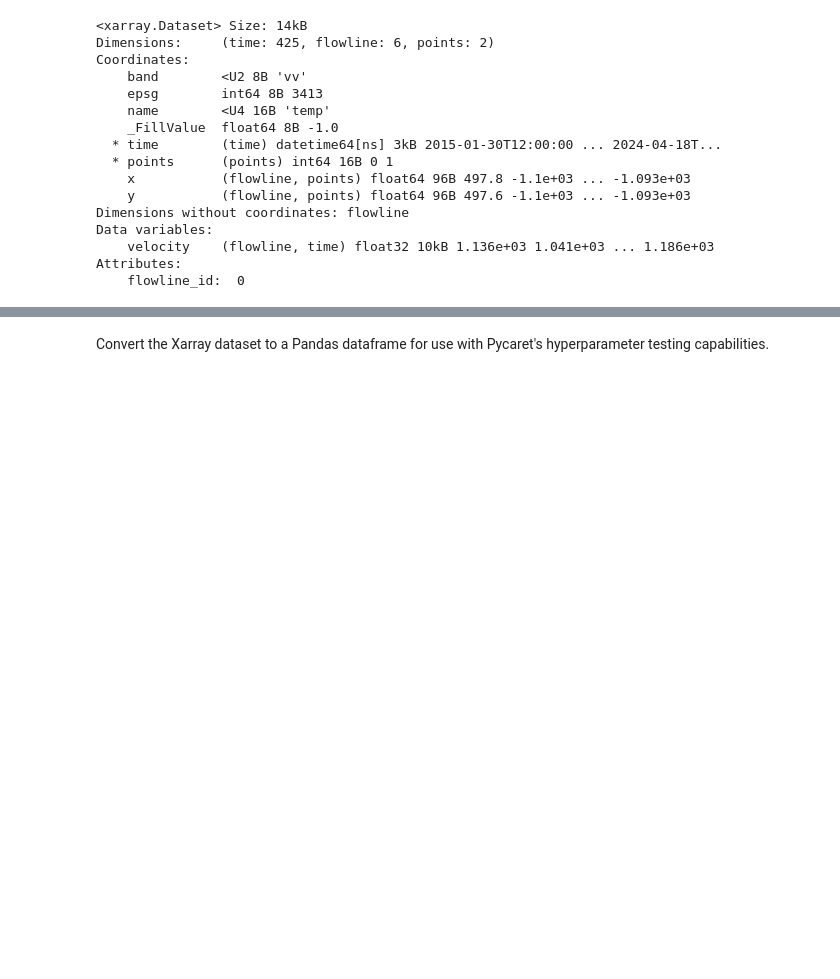
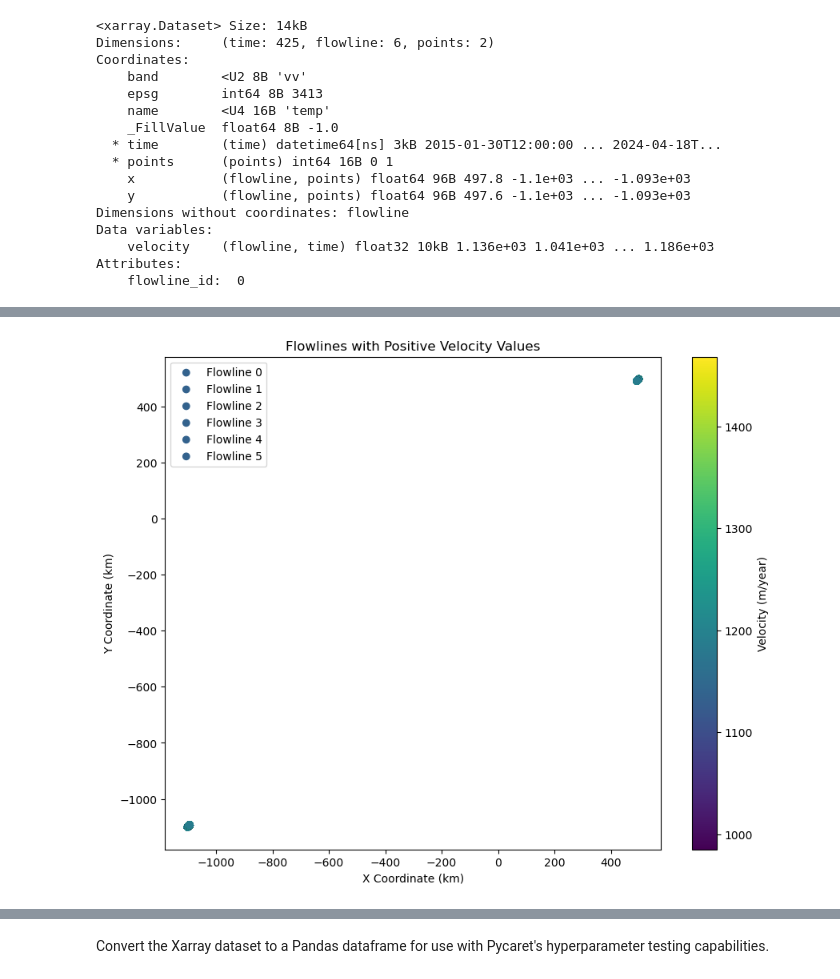
Before and after one commit to cjense/seasonal-icevelocity-prediction, a Jupyter notebook: notebooks/extract_flowlinedata.ipynb, the cells around one changed output, grey strips where cells are left out. Saved outputs shown, nothing was run; the diff lists cells and outputs as text; code cells hidden in the pictures; blank space fills up the shorter version.

```diff
--- a/notebooks/extract_flowlinedata.ipynb
+++ b/notebooks/extract_flowlinedata.ipynb
@@ -126,0 +255,9 @@ Attributes:
+# %%
+# Ensure the velocity column contains scalar values
+velocity_df['velocity'] = velocity_df['velocity'].apply(lambda x: x.item() if isinstance(x, np.ndarray) else x)
+
+# Check if any of the flowlines have matching values for all velocity values
+flowlines_with_same_values = velocity_df.groupby('flowline_id')['velocity'].apply(lambda x: x.nunique() == 1)
+
+# Print the result
+print(flowlines_with_same_values)
@@ -126,0 +273,29 @@ Attributes:
+# %%
+# Filter the dataframe to include only positive velocity values
+positive_velocity_df = velocity_df[velocity_df['velocity'] > 0]
+
+# Plot the flowlines with their associated positive velocity values in color
+plt.figure(figsize=(10, 8))
+
+# Loop over each flowline and plot the points with positive velocity values as color
+for flowline_id in positive_velocity_df['flowline_id'].unique():
+    flowline_data = positive_velocity_df[positive_velocity_df['flowline_id'] == flowline_id]
+    x = flowline_data['x'].values
+    y = flowline_data['y'].values
+    velocities = flowline_data['velocity'].values
+
+    # Ensure the lengths of x, y, and velocities match
+    if len(x) == len(velocities):
+        sc = plt.scatter(x, y, c=velocities, cmap='viridis', label=f'Flowline {flowline_id}')
+    else:
+        print(f"Skipping flowline {flowline_id} due to length mismatch")
+
+# Add colorbar and labels
+plt.colorbar(sc, label='Velocity (m/year)')
+plt.xlabel('X Coordinate (km)')
+plt.ylabel('Y Coordinate (km)')
+plt.title('Flowlines with Positive Velocity Values')
+plt.legend()
+plt.show()
+# %% [output]
+[figure, added]
```
Also changed, not shown: parts of 10 cells of this notebook.
